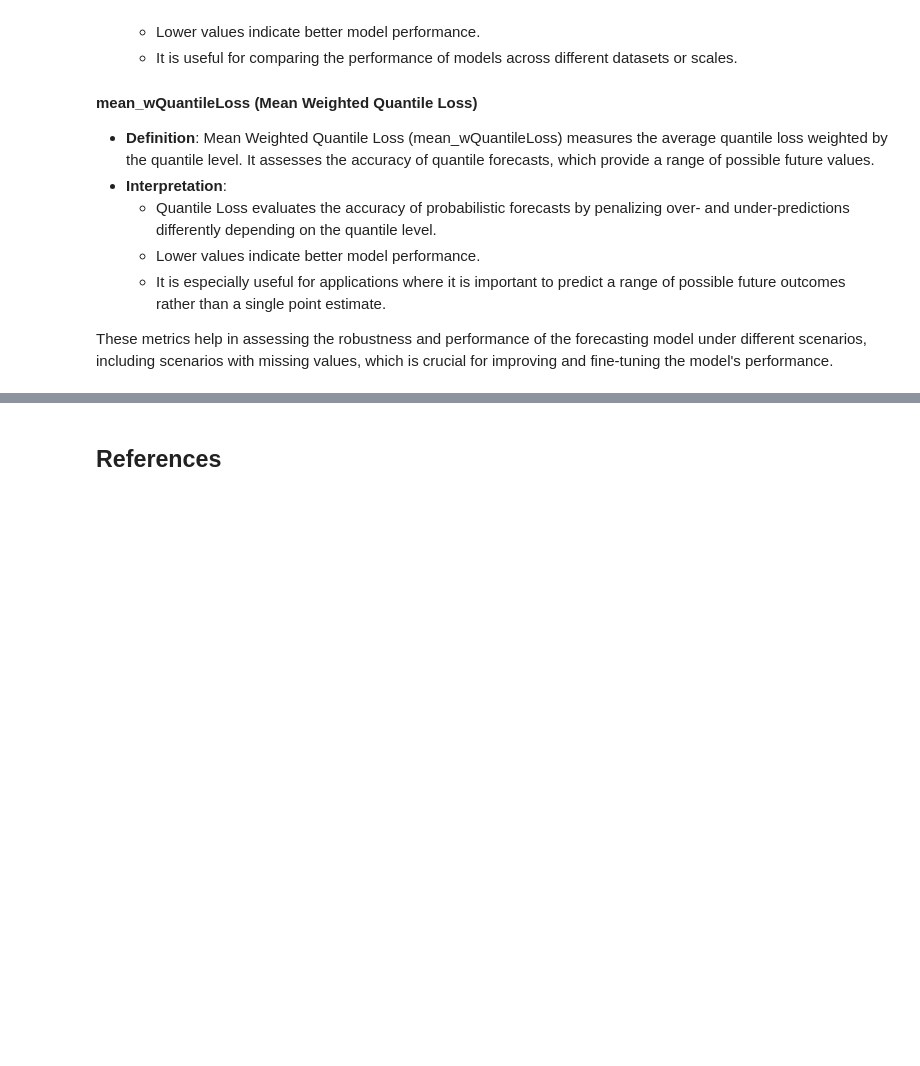
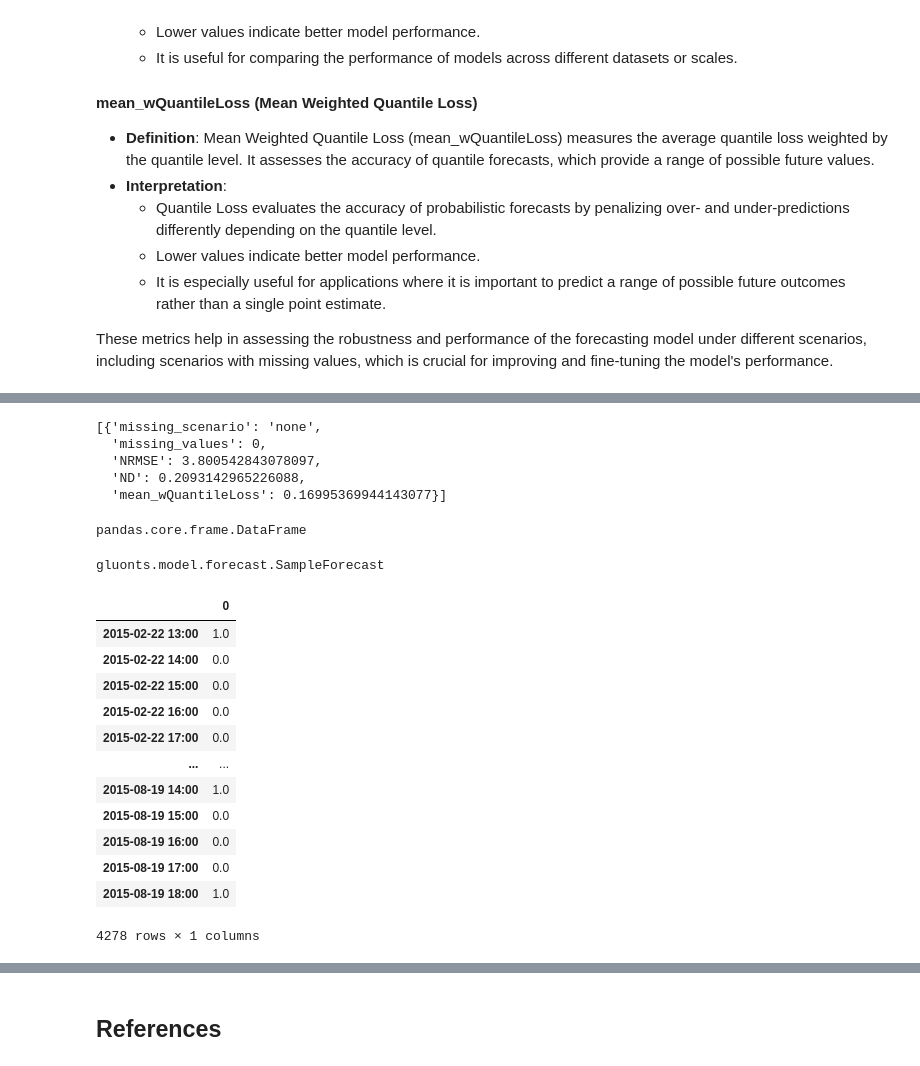
Before and after one commit to ahmabboud/difussion_bootcamp, a Jupyter notebook: reference_implementations/time_series_reference_impelementation/ts-diff/TSDiff.ipynb, the cells around one changed output, grey strips where cells are left out. Cells and saved outputs as stored; diff of their text form; code cells hidden in the pictures; blank space fills up the shorter version.

```diff
--- a/reference_implementations/time_series_reference_impelementation/ts-diff/TSDiff.ipynb
+++ b/reference_implementations/time_series_reference_impelementation/ts-diff/TSDiff.ipynb
@@ -441,29 +464,8 @@ These metrics help in assessing the robustness and performance of the forecastin
 # %%
 # Evaluate the model and save results
-best_ckpt_path = Path(trainer.logger.log_dir) / "best_checkpoint.ckpt"
-
-if not best_ckpt_path.exists():
-    torch.save(
-        torch.load(checkpoint_callback.best_model_path)["state_dict"],
-        best_ckpt_path,
-    )
-logger.info(f"Loading {best_ckpt_path}.")
-best_state_dict = torch.load(best_ckpt_path)
-model.load_state_dict(best_state_dict, strict=True)
-
-metrics = (
+metrics, tss, forecasts = (
     evaluate_guidance(config, model, dataset.test, transformation)
     if config.get("do_final_eval", True)
     else "Final eval not performed"
 )
-
-with open(Path(trainer.logger.log_dir) / "results.yaml", "w") as fp:
-    yaml.dump(
-        {
-            "config": config,
-            "version": trainer.logger.version,
-            "metrics": metrics,
-        },
-        fp,
-    )
 # %% [output]
@@ -472,0 +485,32 @@ with open(Path(trainer.logger.log_dir) / "results.yaml", "w") as fp:
+# %%
+metrics
+# %% [output]
+[{'missing_scenario': 'none',
+  'missing_values': 0,
+  'NRMSE': 3.800542843078097,
+  'ND': 0.2093142965226088,
+  'mean_wQuantileLoss': 0.16995369944143077}]
+# %%
+type(tss[0])
+# %% [output]
+pandas.core.frame.DataFrame
+# %%
+type(forecasts[0])
+# %% [output]
+gluonts.model.forecast.SampleForecast
+# %%
+tss[0]
+# %% [output]
+|  | 0 |
+| 2015-02-22 13:00 | 1.0 |
+| 2015-02-22 14:00 | 0.0 |
+| 2015-02-22 15:00 | 0.0 |
+| 2015-02-22 16:00 | 0.0 |
+| 2015-02-22 17:00 | 0.0 |
+| ... | ... |
+| 2015-08-19 14:00 | 1.0 |
+| 2015-08-19 15:00 | 0.0 |
+| 2015-08-19 16:00 | 0.0 |
+| 2015-08-19 17:00 | 0.0 |
+| 2015-08-19 18:00 | 1.0 |
+4278 rows × 1 columns
```
Also changed, not shown: parts of 25 cells of this notebook.
